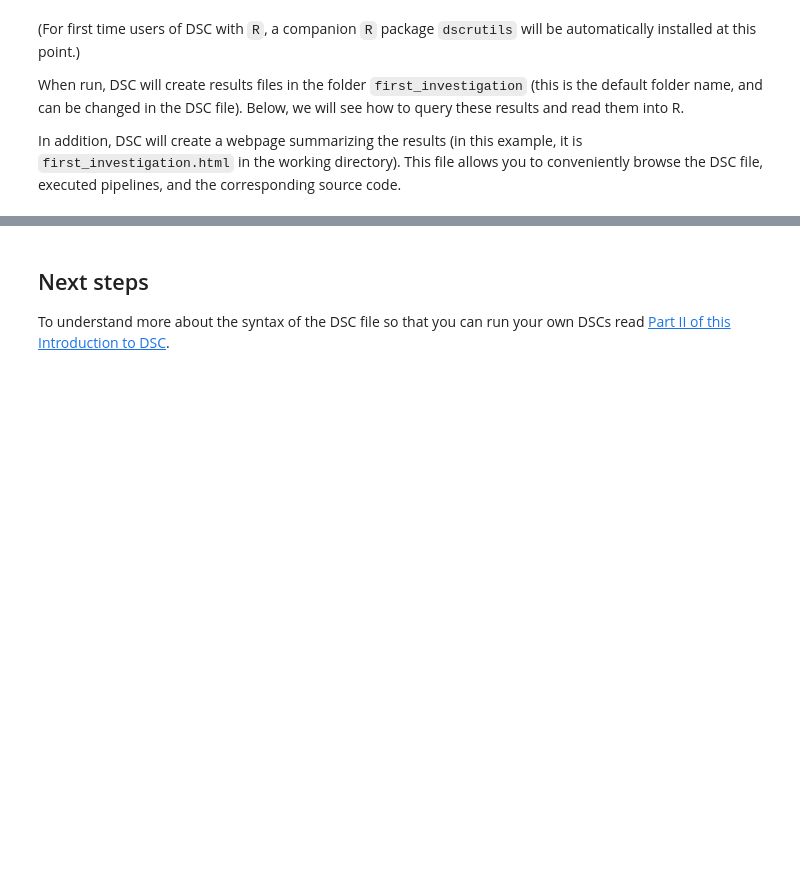
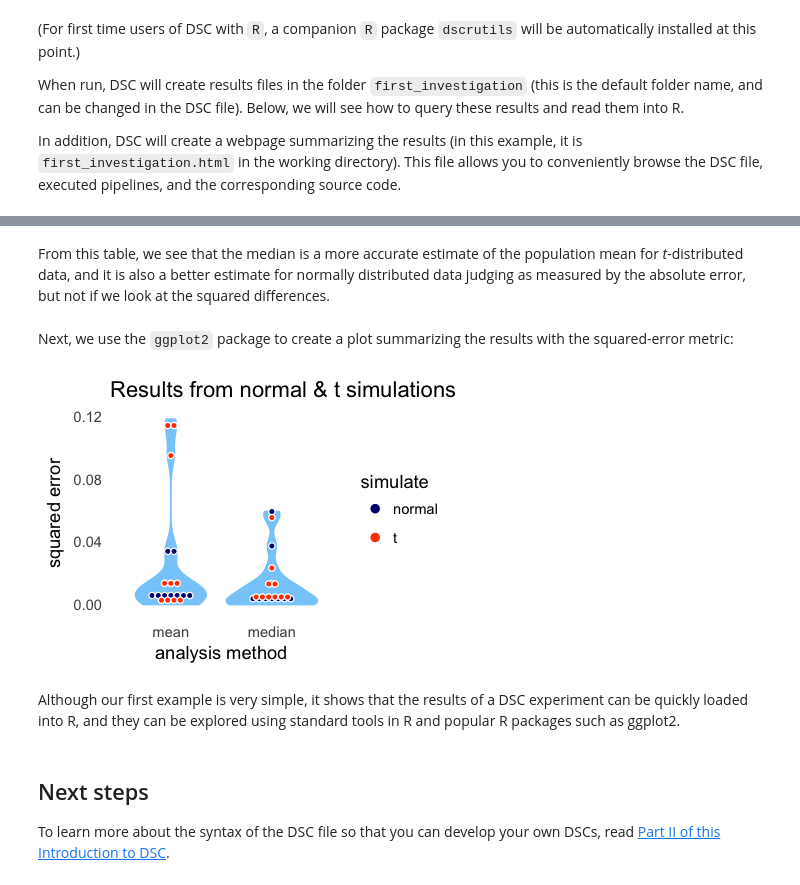
Before and after one commit to stephenslab/dsc-wiki, a Jupyter notebook: tutorials/Intro_DSC.ipynb, the cells around one changed output, grey strips where cells are left out. Cells and saved outputs as stored; diff of their text form; code cells hidden in the pictures; blank space fills up the shorter version.

Commit message:
Completed my revisions to the Intro_DSC tutorial.

```diff
--- a/tutorials/Intro_DSC.ipynb
+++ b/tutorials/Intro_DSC.ipynb
@@ -211,4 +201,37 @@ p + labs(x = "Analysis method",y = "Squared error", title = "Results for t simul
+# %% [markdown]
+From this table, we see that the median is a more accurate estimate of the population mean for *t*-distributed data, and it is also a better estimate for normally distributed data judging as measured by the absolute error, but not if we look at the squared differences.
+# %% [markdown]
+Next, we use the `ggplot2` package to create a plot summarizing the results with the squared-error metric:
+# %%
+# Load the ggplot2 package and set up graphics within the Jupyter environment.
+library(ggplot2)
+library(repr)
+options(repr.plot.width = 3.5,repr.plot.height = 2.5)
+
+# Select the DSC results with the squared-error metric only.
+pdat <- subset(dscout,score == "sq_err")
+
+# Create a combined violin and dotplot summarizing the accuracy of
+# the two analysis methods ("mean" and "median")
+p <- ggplot(pdat,aes(x = analyze,y = score.error,fill = simulate)) +
+    geom_violin(fill = "lightskyblue",color = "lightskyblue") +
+    geom_dotplot(binaxis = "y",stackdir = "center",binwidth = 0.01,
+                 dotsize = 0.4,color = "white")
+
+# Make a few adjustments to the plot to make it more readable.
+p <- p + scale_fill_manual(values = c("navyblue","orangered")) +
+    labs(x     = "analysis method",
+         y     = "squared error",
+         title = "Results from normal & t simulations") +
+    theme_minimal() +
+    theme(panel.grid.major = element_blank(),
+          panel.grid.minor = element_blank())
+print(p)
+# %% [output]
+[figure, added]
+# %% [markdown]
+Although our first example is very simple, it shows that the results of a DSC experiment can be quickly loaded into R, and they can be explored using standard tools in R and popular R packages such as ggplot2.
 # %% [markdown]
 ## Next steps
 
-To understand more about the syntax of the DSC file so that you can run your own DSCs read [Part II of this Introduction to DSC](First_Course_Elaborated.html).
+To learn more about the syntax of the DSC file so that you can develop your own DSCs, read [Part II of this Introduction to DSC](First_Course_Elaborated.html).
```
Also changed, not shown: parts of 8 cells of this notebook, 1 other file.
